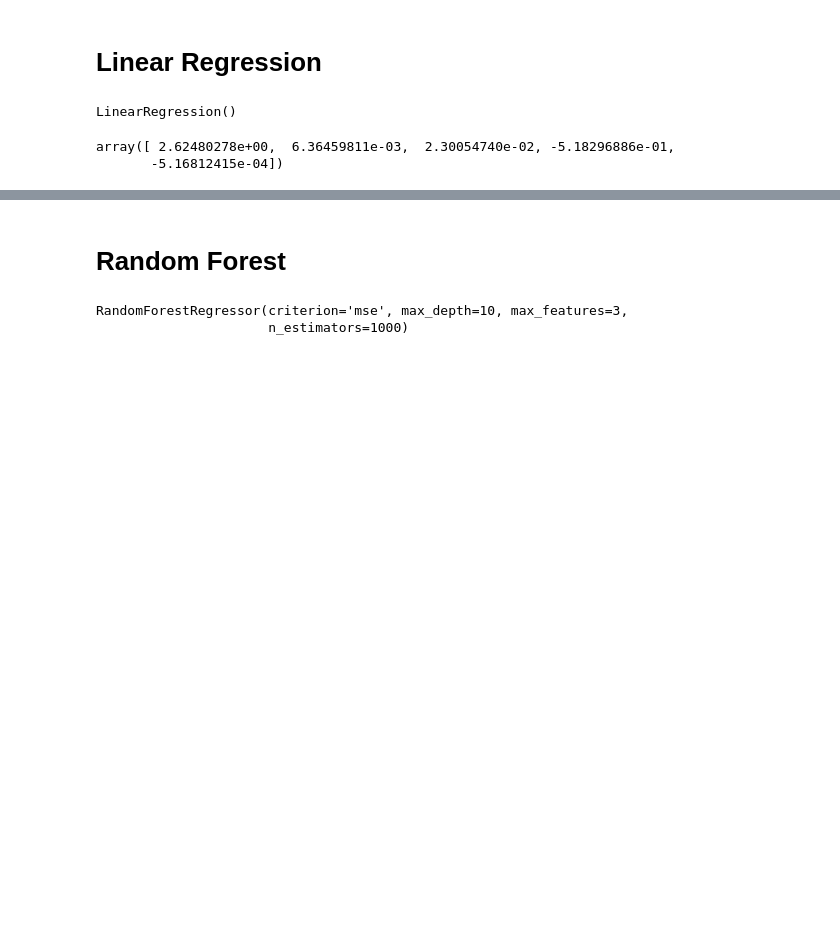
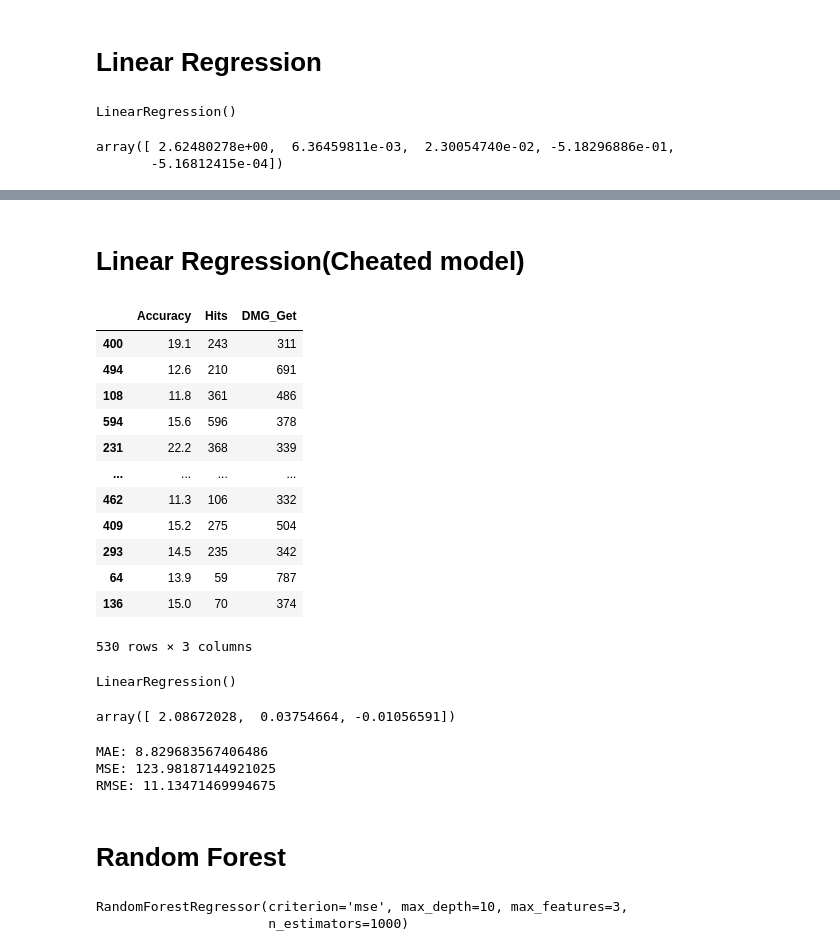
Before and after one commit to KacperChmura1/LaserTag-Project, a Jupyter notebook: Machine_Learning.ipynb, the cells around one changed output, grey strips where cells are left out. Drawn from its saved outputs; the diff is of its cells as text; code cells hidden in the pictures; blank space fills up the shorter version.

Commit message:
Testing Cheated Models(worse then usual ones), minimal upgrade models with hyperparametrs

```diff
--- a/Machine_Learning.ipynb
+++ b/Machine_Learning.ipynb
@@ -104,3 +86,5 @@ np.mean(df["Rating"])
 # %%
 with open ("linear_regression.pkl", "wb") as file:
     pickle.dump(lm,file)
+# %% [markdown]
+# Linear Regression(Cheated model)
@@ -106,0 +93,2 @@ with open ("linear_regression.pkl", "wb") as file:
+# %%
+X_train_3 = X_train.drop(["Shot fired","Deaths"], axis = 1)
@@ -106,0 +97,20 @@ with open ("linear_regression.pkl", "wb") as file:
+# %%
+X_train_3
+# %% [output]
+|  | Accuracy | Hits | DMG_Get |
+| 400 | 19.1 | 243 | 311 |
+| 494 | 12.6 | 210 | 691 |
+| 108 | 11.8 | 361 | 486 |
+| 594 | 15.6 | 596 | 378 |
+| 231 | 22.2 | 368 | 339 |
+| ... | ... | ... | ... |
+| 462 | 11.3 | 106 | 332 |
+| 409 | 15.2 | 275 | 504 |
+| 293 | 14.5 | 235 | 342 |
+| 64 | 13.9 | 59 | 787 |
+| 136 | 15.0 | 70 | 374 |
+530 rows × 3 columns
+# %%
+lm_3.fit(X_train_3,y_train)
+# %% [output]
+LinearRegression()
@@ -107,3 +119,15 @@ with open ("linear_regression.pkl", "wb") as file:
+# %%
+lm_3.coef_
+# %% [output]
+array([ 2.08672028,  0.03754664, -0.01056591])
+# %%
+print('MAE:', metrics.mean_absolute_error(y_test, predictions))
+print('MSE:', metrics.mean_squared_error(y_test, predictions))
+print('RMSE:', np.sqrt(metrics.mean_squared_error(y_test, predictions)))
+# %% [output]
+MAE: 8.829683567406486
+MSE: 123.98187144921025
+RMSE: 11.13471469994675
 # %% [markdown]
 # Random Forest
 # %%
```
Also changed, not shown: parts of 77 cells of this notebook, 3 other files.
